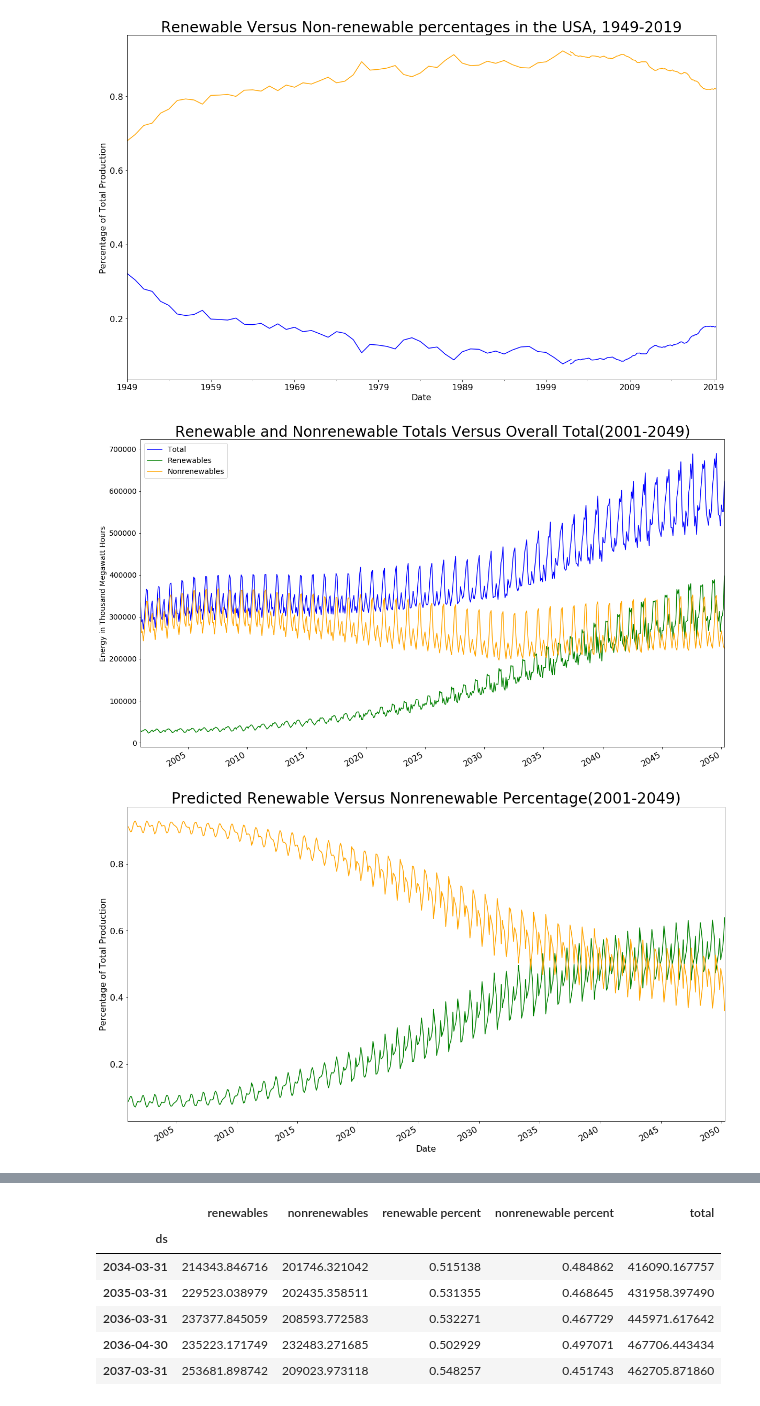
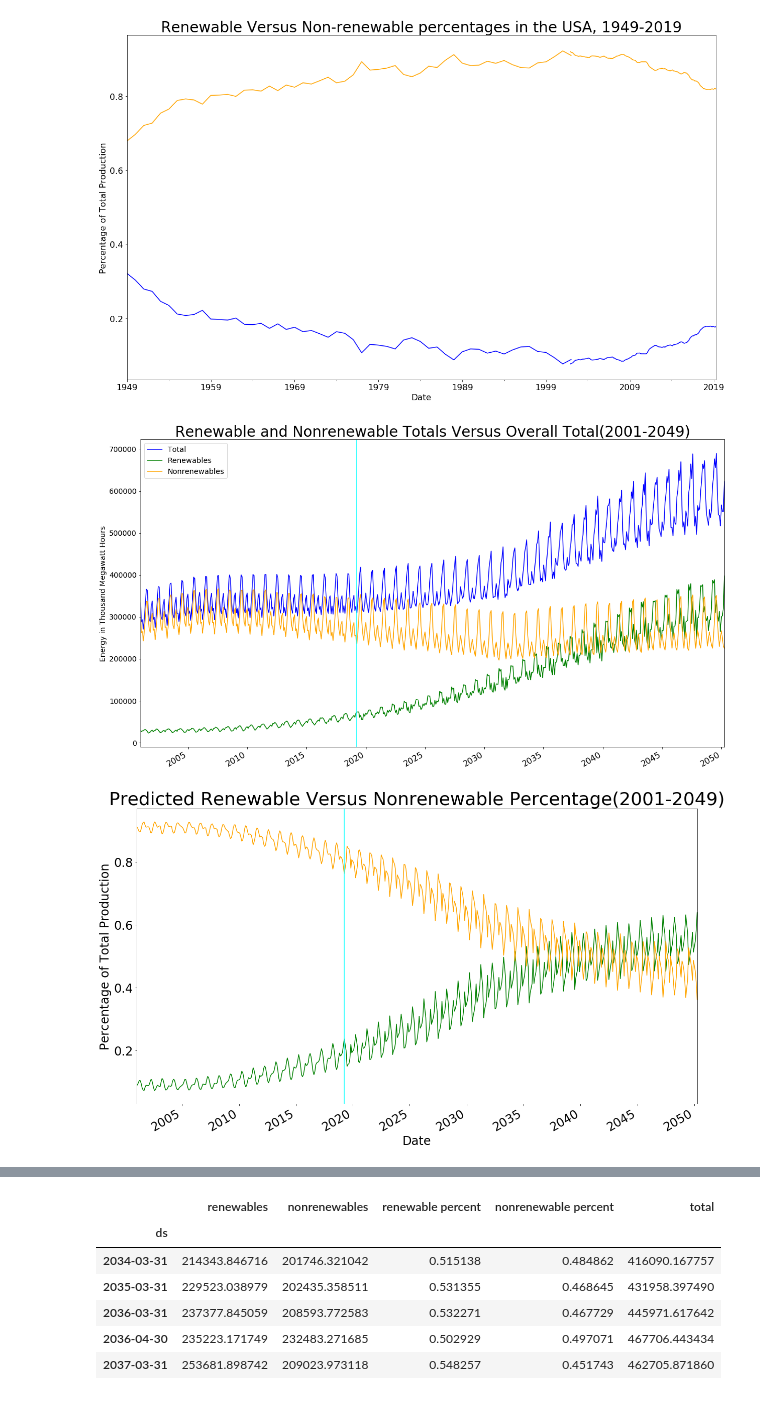
Before and after one commit to nmcalow/Capstone_Renewable_Energy, a Jupyter notebook: conclusions/Conclusions.ipynb, the cells around one changed output, grey strips where cells are left out. Drawn from its saved outputs; the diff is of its cells as text; code cells hidden in the pictures.

```diff
--- a/conclusions/Conclusions.ipynb
+++ b/conclusions/Conclusions.ipynb
@@ -73,20 +73,22 @@ plt.xticks(fontsize = 16)
 plt.yticks(fontsize = 14)
 plt.xlabel("")
 plt.ylabel("Energy in Thousand Megawatt Hours", fontsize = 14)
+plt.axvline('04-01-2019', color = 'cyan')
 plt.legend(fontsize = 14);
 # %% [output]
-[figure, old version]
+[figure, new version]
 # %%
 plt.figure(figsize = (20,12))
 pred_mid['renewable percent'].plot(color = 'green')
 pred_mid['nonrenewable percent'].plot(color = 'orange')
-plt.title("Predicted Renewable Versus Nonrenewable Percentage(2001-2049)", size = 28)
-plt.ylabel('Percentage of Total Production', size = 16)
-plt.xlabel("Date", size = 16)
-plt.xticks(size = 16)
-plt.yticks(size = 16);
+plt.title("Predicted Renewable Versus Nonrenewable Percentage(2001-2049)", size = 36)
+plt.ylabel('Percentage of Total Production', size = 24)
+plt.xlabel("Date", size = 24)
+plt.xticks(size = 24)
+plt.yticks(size = 24)
+plt.axvline('04-01-2019', color = 'cyan');
 # %% [output]
-[figure, old version]
+[figure, new version]
 # %%
 plt.figure(figsize = (24,12))
 
```
Also changed, not shown: parts of 2 cells of this notebook.
